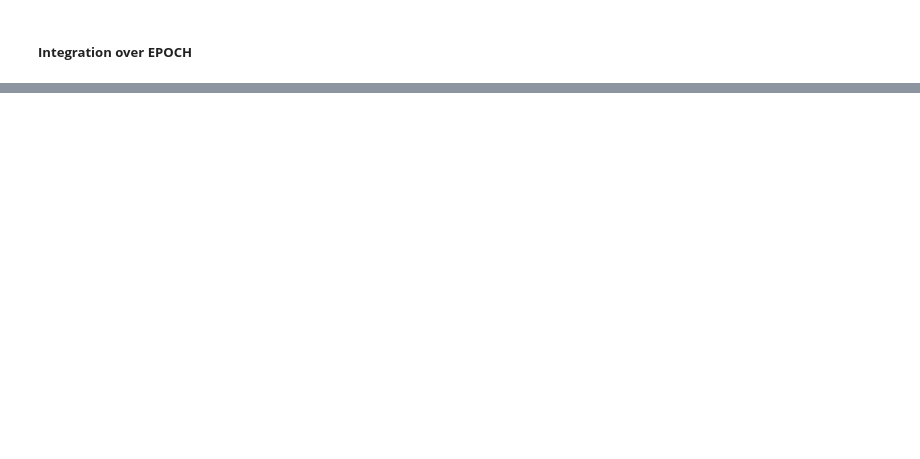
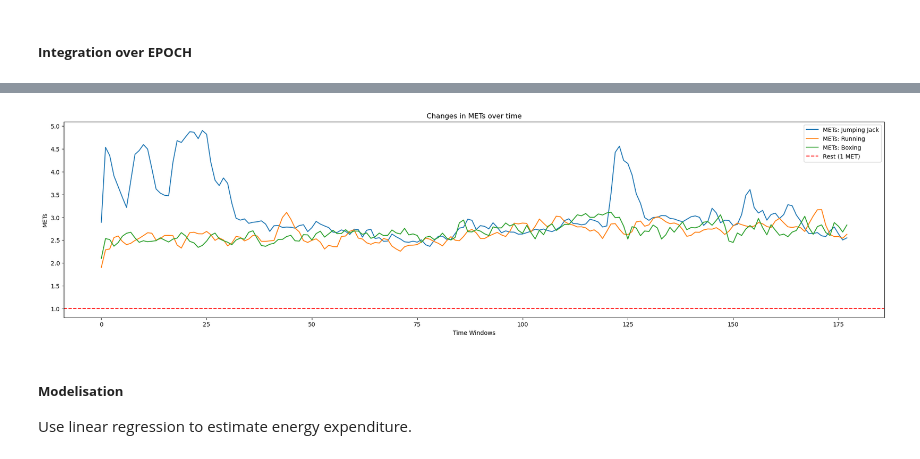
Before and after one commit to RachidatouOuattara/HAH913E-2024-physical-activity-analysis, a Jupyter notebook: Notebooks/AX3_project.ipynb, the cells around one changed output, grey strips where cells are left out. Drawn from its saved outputs; the diff is of its cells as text; code cells hidden in the pictures; blank space fills up the shorter version.

```diff
--- a/Notebooks/AX3_project.ipynb
+++ b/Notebooks/AX3_project.ipynb
@@ -471,0 +721,15 @@ plt.show()
+# %%
+# Function for estimating METs as a function of mean_vm and std_vm
+def estimate_mets(features):
+    # Coefficients based on activity intensity
+    features['METs'] = 1.5 * features['mean_vm'] + 1 * features['std_vm']  #  to be adjusted according to performance
+    return features
+
+feature_run = estimate_mets(feature_run)
+feature_jump = estimate_mets(feature_jump)
+feature_box = estimate_mets(feature_box)
+
+# Displaying results
+print(feature_run[['mean_vm', 'std_vm', 'METs']].head())
+print(feature_jump[['mean_vm', 'std_vm', 'METs']].head())
+print(feature_box[['mean_vm', 'std_vm', 'METs']].head())
@@ -471,0 +757,13 @@ plt.show()
+# %%
+# Participant weight (in kg)
+weight_kg = 68
+
+# Calculation of energy expenditure in kcal/min
+feature_run['kcal_per_min'] = feature_run['METs'] * weight_kg * 0.0175
+feature_jump['kcal_per_min'] = feature_jump['METs'] * weight_kg * 0.0175
+feature_box['kcal_per_min'] = feature_box['METs'] * weight_kg *  0.0175
+
+# Displaying results
+print(feature_run[['mean_vm', 'std_vm', 'METs', 'kcal_per_min']].head())
+print(feature_jump[['mean_vm', 'std_vm', 'METs', 'kcal_per_min']].head())
+print(feature_box[['mean_vm', 'std_vm', 'METs', 'kcal_per_min']].head())
@@ -471,0 +789,20 @@ plt.show()
+# %%
+import matplotlib.pyplot as plt
+
+# Plotting METs for each activity
+plt.figure(figsize=(25, 6))
+plt.plot(feature_jump['METs'], label='METs: Jumping Jack')
+plt.plot(feature_run['METs'], label='METs: Running')
+plt.plot(feature_box['METs'], label='METs: Boxing')
+plt.axhline(y=1, color='r', linestyle='--', label='Rest (1 MET)')
+plt.xlabel('Time Windows')
+plt.ylabel('METs')
+plt.title('Changes in METs over time')
+plt.legend()
+plt.show()
+# %% [output]
+[figure, added]
+# %% [markdown]
+##### **Modelisation**
+
+Use linear regression to estimate energy expenditure.
```
Also changed, not shown: parts of 34 cells of this notebook.
